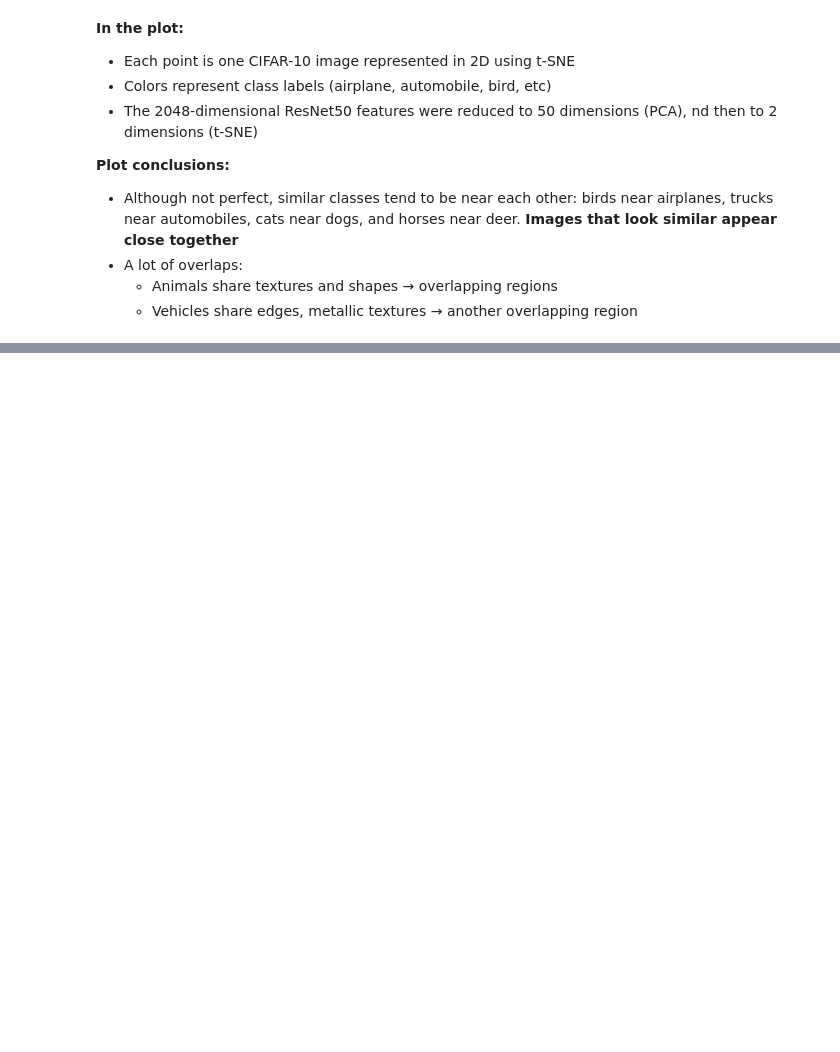
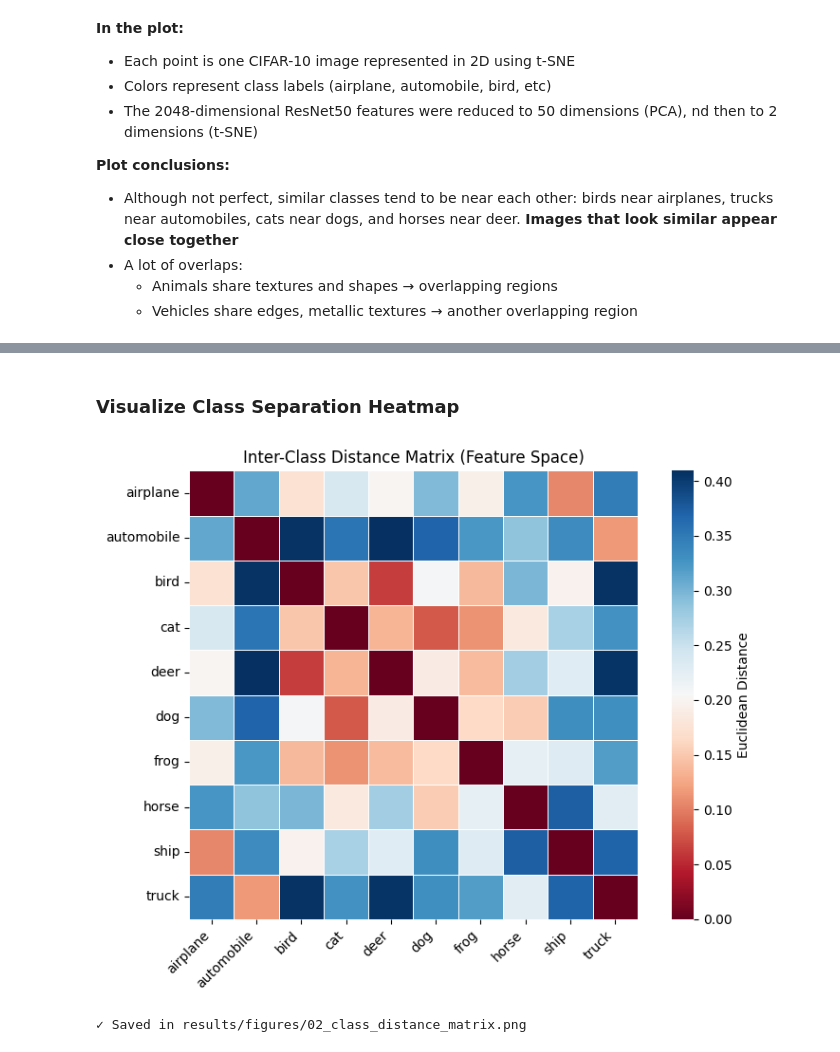
Before and after one commit to ShawarmaOnGit/tda-adversarial-detection, a Jupyter notebook: notebooks/02_feature_extraction.ipynb, the cells around one changed output, grey strips where cells are left out. Drawn from its saved outputs; the diff is of its cells as text; code cells hidden in the pictures; blank space fills up the shorter version.

Commit message:
feat: Add heatmap to 02_feature_extraction.ipynb

```diff
--- a/notebooks/02_feature_extraction.ipynb
+++ b/notebooks/02_feature_extraction.ipynb
@@ -211,0 +268,26 @@ Saved in results/figures/02_tsne_visualization.png
+# %% [markdown]
+### Visualize Class Separation Heatmap
+# %%
+plt.figure(figsize=(8, 6))
+
+sns.heatmap(
+    distance_matrix,
+    xticklabels=class_names,
+    yticklabels=class_names,
+    cmap='RdBu',
+    linewidths=0.5,
+    square=True,
+    cbar_kws={'label': 'Euclidean Distance'}
+)
+
+plt.title('Inter-Class Distance Matrix (Feature Space)')
+plt.xticks(rotation=45, ha='right')
+plt.tight_layout()
+
+plt.savefig('../results/figures/02_class_distance_matrix.png')
+plt.show()
+
+print("✓ Saved in results/figures/02_class_distance_matrix.png")
+# %% [output]
+[figure, added]
+✓ Saved in results/figures/02_class_distance_matrix.png
```
Also changed, not shown: parts of 4 cells of this notebook.
